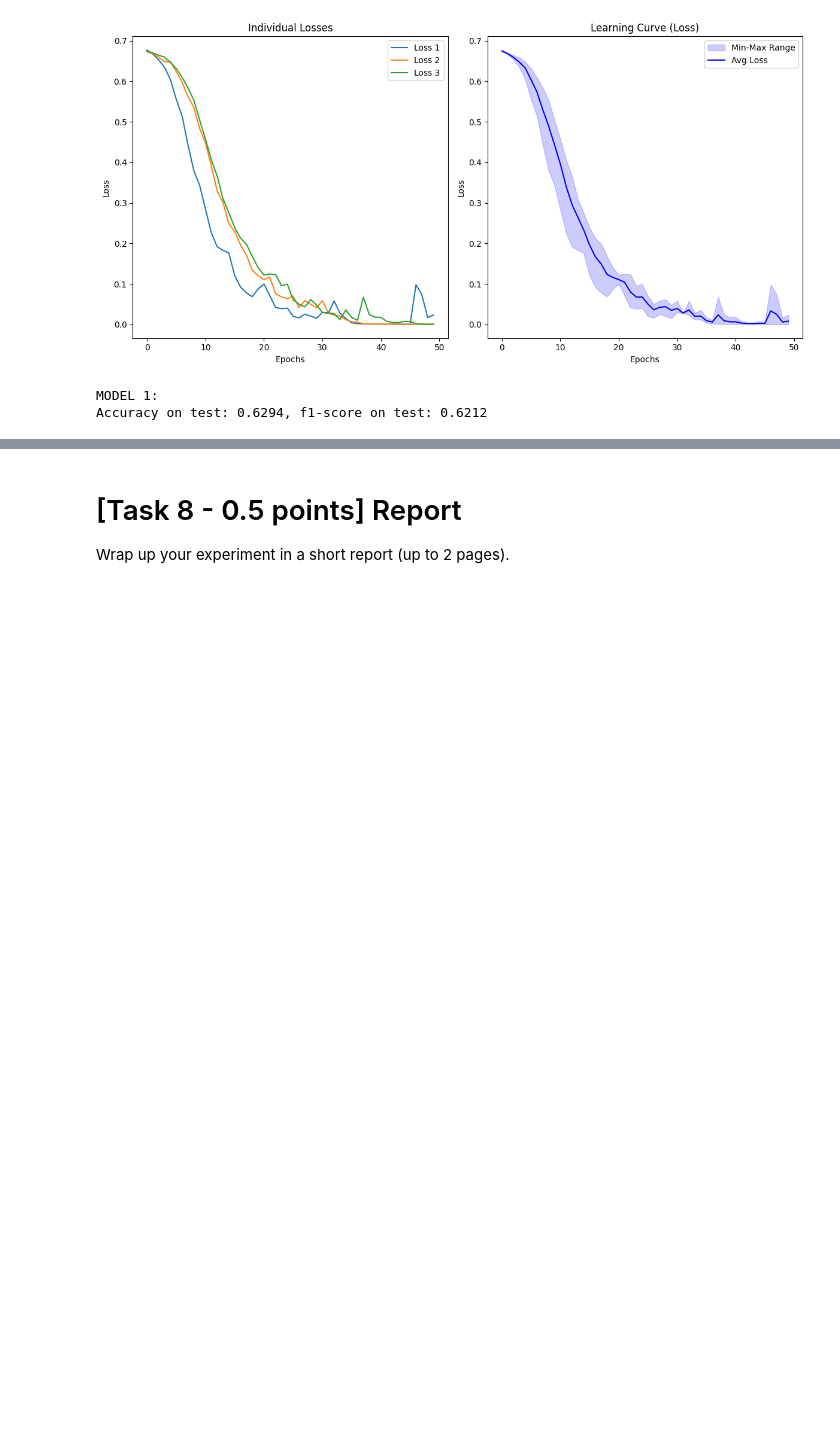
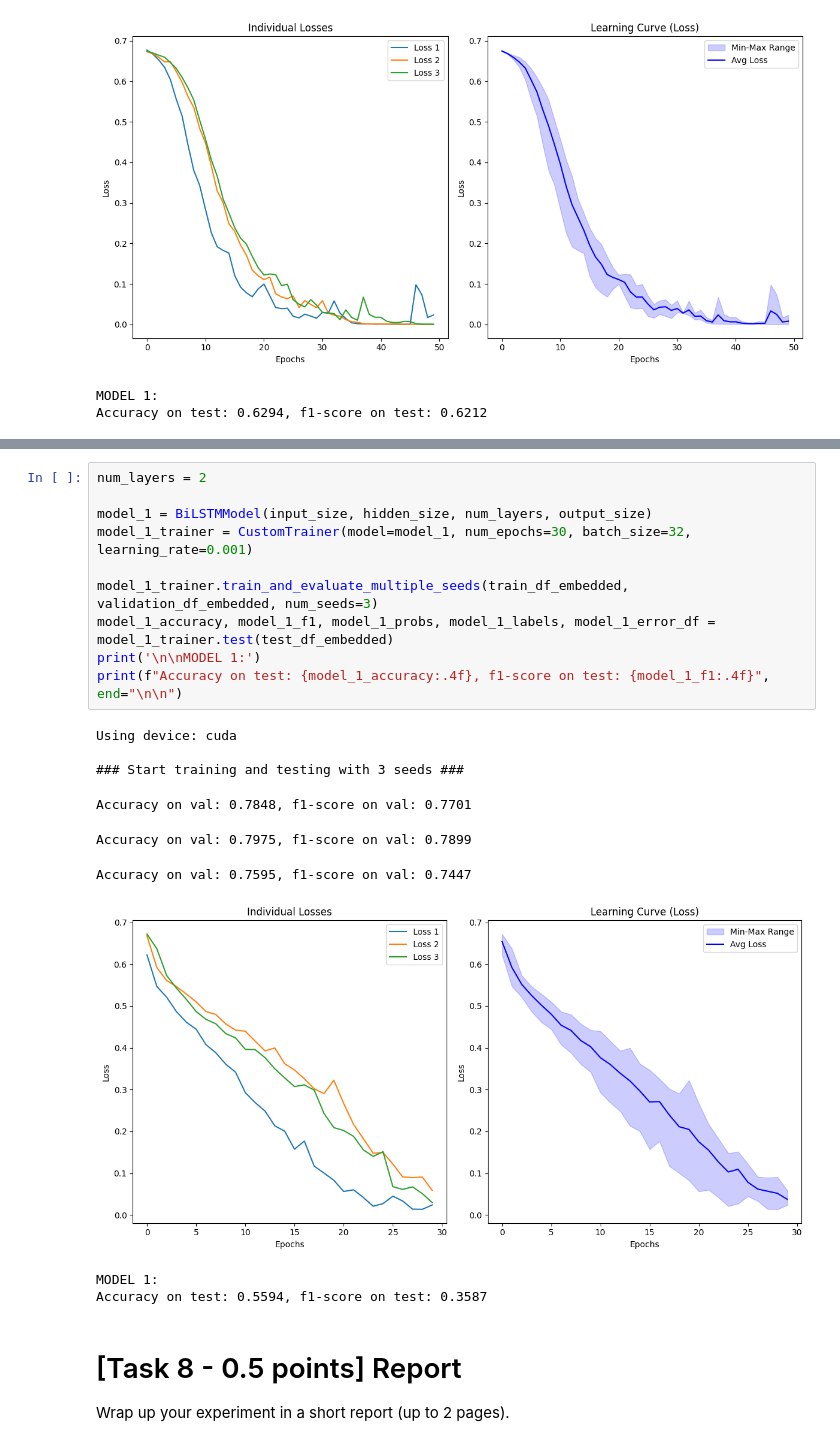
Before and after one commit to tancredibosi/nlp-assignments, a Jupyter notebook: Assignment1_2425.ipynb, the cells around one changed output, grey strips where cells are left out. Drawn from its saved outputs; the diff is of its cells as text; blank space fills up the shorter version.

```diff
--- a/Assignment1_2425.ipynb
+++ b/Assignment1_2425.ipynb
@@ -1619,3 +1746,23 @@ Accuracy on test: 0.6294, f1-score on test: 0.6212
+# %%
+num_layers = 2
+
+model_1 = BiLSTMModel(input_size, hidden_size, num_layers, output_size)
+model_1_trainer = CustomTrainer(model=model_1, num_epochs=30, batch_size=32, learning_rate=0.001)
+
+model_1_trainer.train_and_evaluate_multiple_seeds(train_df_embedded, validation_df_embedded, num_seeds=3)
+model_1_accuracy, model_1_f1, model_1_probs, model_1_labels, model_1_error_df = model_1_trainer.test(test_df_embedded)
+print('\n\nMODEL 1:')
+print(f"Accuracy on test: {model_1_accuracy:.4f}, f1-score on test: {model_1_f1:.4f}", end="\n\n")
+# %% [output]
+Using device: cuda
+
+### Start training and testing with 3 seeds ###
+Accuracy on val: 0.7848, f1-score on val: 0.7701
+Accuracy on val: 0.7975, f1-score on val: 0.7899
+Accuracy on val: 0.7595, f1-score on val: 0.7447
+[figure, added]
+MODEL 1:
+Accuracy on test: 0.5594, f1-score on test: 0.3587
 # %% [markdown]
 # [Task 8 - 0.5 points] Report
 
```
Also changed, not shown: parts of 13 cells of this notebook.
